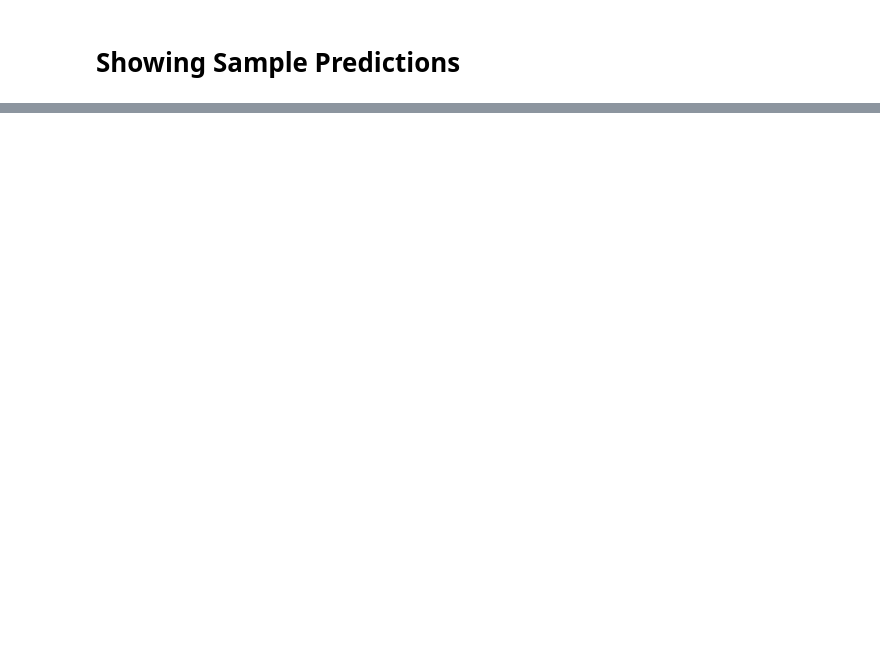
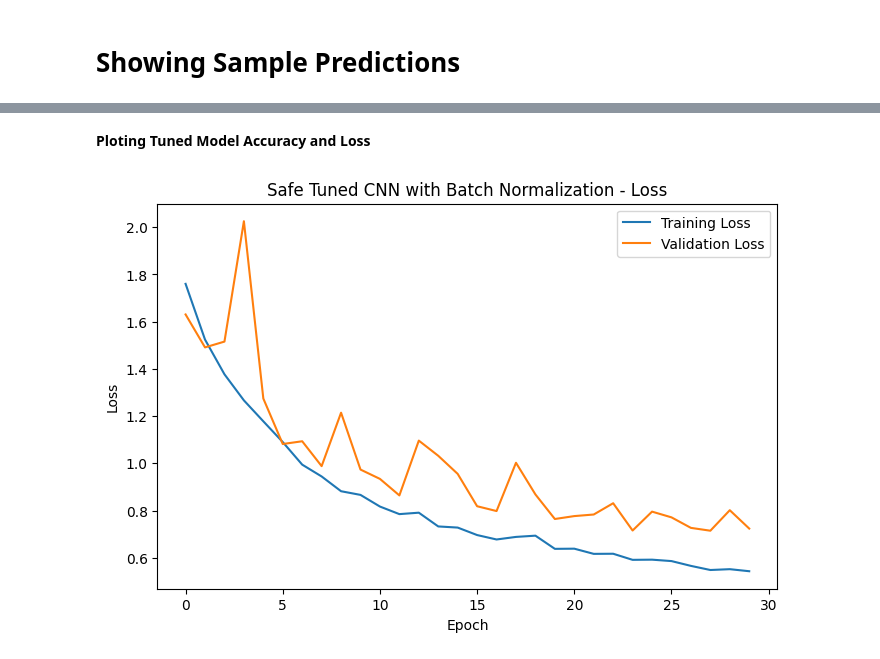
Before and after one commit to muhammadzohaib09001-dotcom/FACIAL_EMOTION_RECOGNATION_USING_CNN_TRANSFER_LEARNING, a Jupyter notebook: FacialEmotionRecognition_Project.ipynb, the cells around one changed output, grey strips where cells are left out. Saved outputs shown, nothing was run; the diff lists cells and outputs as text; code cells hidden in the pictures; blank space fills up the shorter version.

Commit message:
Hyper parameter tunned CNN model with more layers and improved accuracy.

```diff
--- a/FacialEmotionRecognition_Project.ipynb
+++ b/FacialEmotionRecognition_Project.ipynb
@@ -412,0 +510,10 @@ model.save("/content/drive/MyDrive/simple_cnn_emotion_model.keras")
+# %%
+tuner_safe = kt.RandomSearch(
+    hypermodel=build_safe_tuned_cnn,
+    objective="val_accuracy",
+    max_trials=20,
+    executions_per_trial=1,
+    directory="/content/tuning_results",
+    project_name="safe_tuned_cnn_bn",
+    overwrite=True
+)
@@ -412,0 +558,7 @@ model.save("/content/drive/MyDrive/simple_cnn_emotion_model.keras")
+# %%
+best_hps_safe = tuner_safe.get_best_hyperparameters(num_trials=1)[0]
+
+print("Best Hyperparameters:")
+print("Dense Units:", best_hps_safe.get("dense_units"))
+print("Dropout Rate:", best_hps_safe.get("dropout_rate"))
+print("Learning Rate:", best_hps_safe.get("learning_rate"))
@@ -412,0 +572,4 @@ model.save("/content/drive/MyDrive/simple_cnn_emotion_model.keras")
+# %%
+best_safe_tuned_model = tuner_safe.hypermodel.build(best_hps_safe)
+
+best_safe_tuned_model.summary()
@@ -412,0 +602,14 @@ model.save("/content/drive/MyDrive/simple_cnn_emotion_model.keras")
+# %%
+early_stopping_final_safe = keras.callbacks.EarlyStopping(
+    monitor="val_loss",
+    patience=5,
+    restore_best_weights=True
+)
+
+history_safe_tuned = best_safe_tuned_model.fit(
+    train_ds,
+    validation_data=val_ds,
+    epochs=30,
+    class_weight=class_weights,
+    callbacks=[early_stopping_final_safe]
+)
@@ -412,0 +634,13 @@ model.save("/content/drive/MyDrive/simple_cnn_emotion_model.keras")
+# %% [markdown]
+**Ploting Tuned Model Accuracy and Loss**
+# %%
+plt.figure(figsize=(8, 5))
+plt.plot(history_safe_tuned.history["loss"], label="Training Loss")
+plt.plot(history_safe_tuned.history["val_loss"], label="Validation Loss")
+plt.xlabel("Epoch")
+plt.ylabel("Loss")
+plt.title("Safe Tuned CNN with Batch Normalization - Loss")
+plt.legend()
+plt.show()
+# %% [output]
+[figure, added]
```
Also changed, not shown: parts of 44 cells of this notebook.
